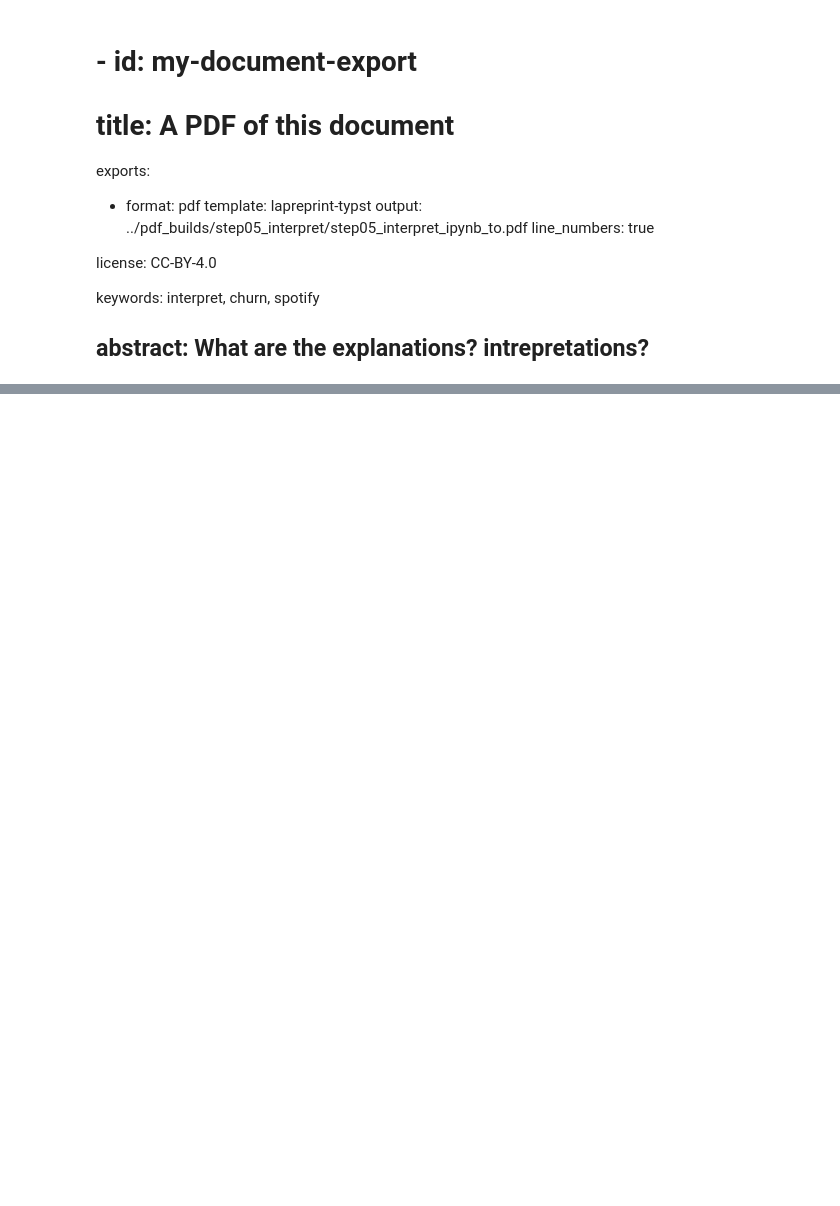
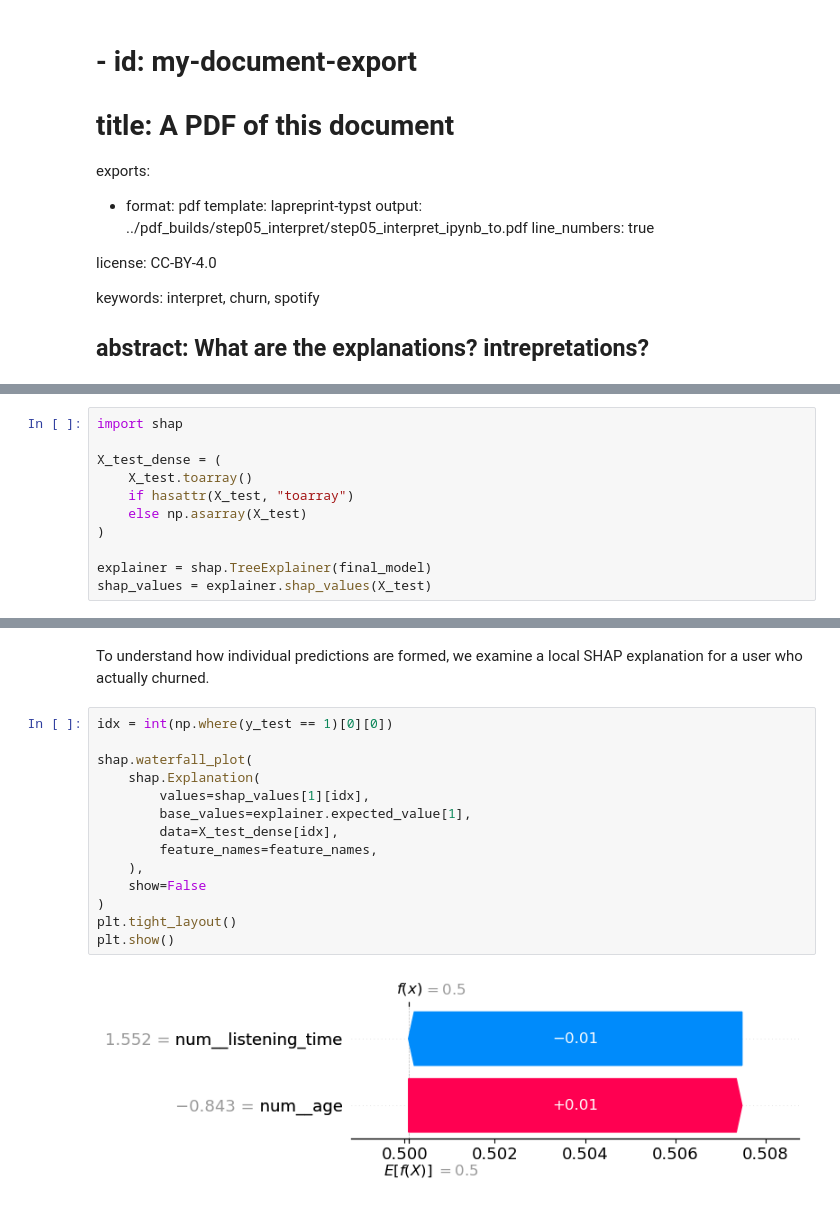
Before and after one commit to UCB-stat-159-f25/final-group08, a Jupyter notebook: notebooks/step05_interpret.ipynb, the cells around one changed output, grey strips where cells are left out. Cells and saved outputs as stored; diff of their text form; blank space fills up the shorter version.

```diff
--- a/notebooks/step05_interpret.ipynb
+++ b/notebooks/step05_interpret.ipynb
@@ -125,0 +138,11 @@ shap_values = explainer.shap_values(X_test)
+# %%
+import shap
+
+X_test_dense = (
+    X_test.toarray()
+    if hasattr(X_test, "toarray")
+    else np.asarray(X_test)
+)
+
+explainer = shap.TreeExplainer(final_model)
+shap_values = explainer.shap_values(X_test)
@@ -125,0 +183,18 @@ shap_values = explainer.shap_values(X_test)
+# %% [markdown]
+To understand how individual predictions are formed, we examine a local SHAP explanation for a user who actually churned.
+# %%
+idx = int(np.where(y_test == 1)[0][0])
+
+shap.waterfall_plot(
+    shap.Explanation(
+        values=shap_values[1][idx],
+        base_values=explainer.expected_value[1],
+        data=X_test_dense[idx],
+        feature_names=feature_names,
+    ),
+    show=False
+)
+plt.tight_layout()
+plt.show()
+# %% [output]
+[figure, added]
```
Also changed, not shown: parts of 16 cells of this notebook.
